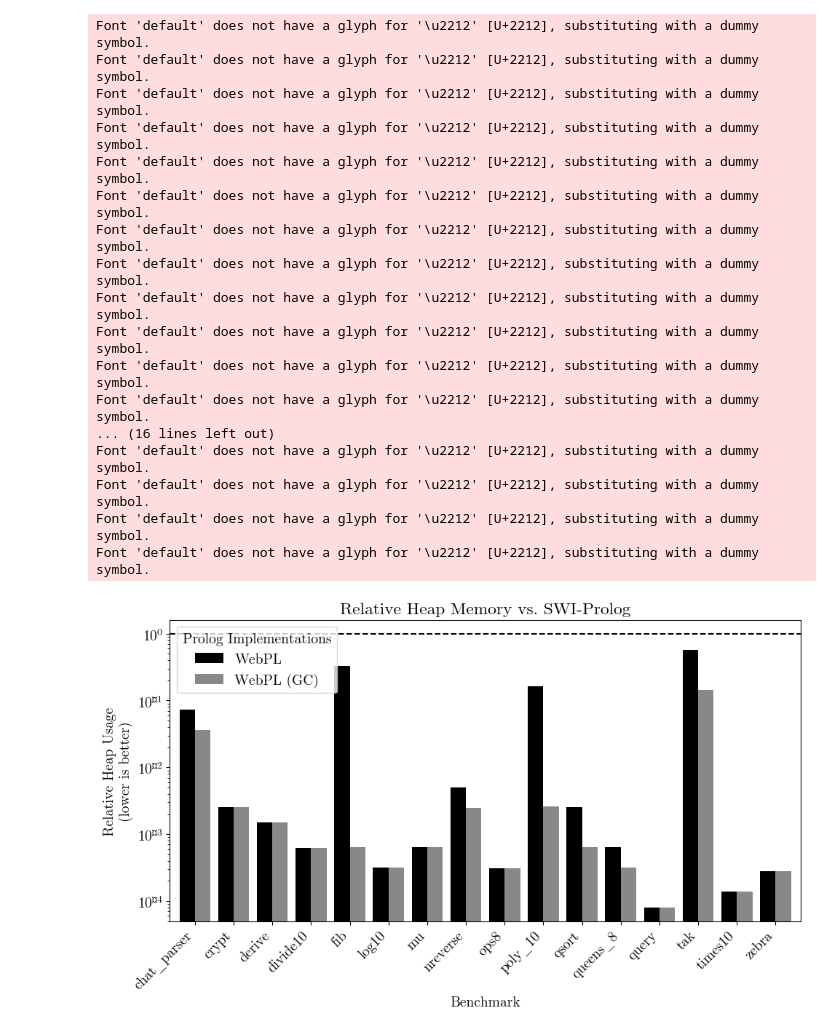
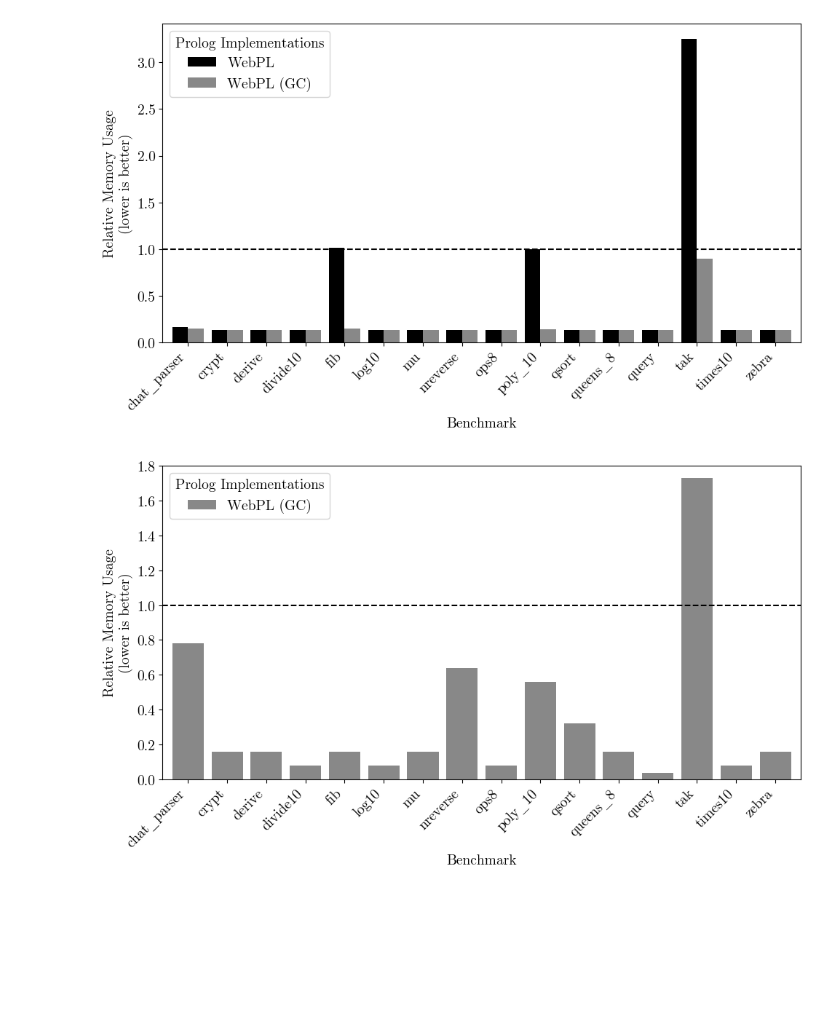
Before and after one commit to w-henderson/WebPL, a Jupyter notebook: docs/dissertation/graphs.ipynb, the cells around one changed output. Saved outputs shown, nothing was run; the diff lists cells and outputs as text; code cells hidden in the pictures; blank space fills up the shorter version.

```diff
--- a/docs/dissertation/graphs.ipynb
+++ b/docs/dissertation/graphs.ipynb
@@ -9,7 +9,7 @@ plt.rcParams["font.size"] = 14
 # Load the CSV file
 csv = open("data/results_250312_1456_chrome.time.csv").read().replace("\\_", "_")
 df = pd.read_csv(StringIO(csv), sep=",")
-df.set_index("benchmark", inplace=True)
+df.set_index("Benchmark", inplace=True)
 
 relative = pd.DataFrame(index=df.index)
 for col in df.columns:
@@ -18,8 +18,8 @@ for col in df.columns:
 
 relativeExnref = pd.DataFrame(index=df.index)
 for col in df.columns:
-    if col not in ["WebPL", "WebPL (GC)"]: continue
-    relativeExnref[col] = df[col] / df["SWI (Experimental)"]
+    if col not in ["WebPL", "WebPL (GC)", "SWI (Experimental)"]: continue
+    relativeExnref[col] = df[col] / df["SWI-Prolog"]
 # %%
 colours = ["#000000", "#888888"]
 relative.plot(kind='bar', figsize=(10, 6), width=0.8, color=colours)
@@ -49,8 +47,7 @@ plt.savefig("relative_performance_exnref.pdf")
 # %%
 # Load the CSV file
-csv = open("data/results_250312_1456_chrome.memory.csv").read().replace("\\_", "_")
-dfMem = pd.read_csv(StringIO(csv), sep=",")
-dfMem.set_index("benchmark", inplace=True)
+dfMem = pd.read_csv("../../bench/memory/results.csv")
+dfMem.set_index("Benchmark", inplace=True)
 
 relativeMem = pd.DataFrame(index=dfMem.index)
 for col in dfMem.columns:
@@ -58,31 +55,13 @@ for col in dfMem.columns:
     relativeMem[col] = dfMem[col] / dfMem["SWI-Prolog"]
 # %%
 colours = ["#000000", "#888888"]
-relativeMem.plot(kind='bar', figsize=(10, 6), width=0.8, color=colours, logy=True)
+relativeMem.plot(kind='bar', figsize=(10, 6), width=0.8, color=colours)
 plt.axhline(y=1, color='black', linestyle='--')
-plt.title('Relative Heap Memory vs. SWI-Prolog')
 plt.xlabel('Benchmark')
-plt.ylabel('Relative Heap Usage\n(lower is better)')
+plt.ylabel('Relative Memory Usage\n(lower is better)')
 plt.xticks(rotation=45, ha='right')
 plt.tight_layout()
 plt.legend(title='Prolog Implementations')
-plt.savefig("relative_heap_memory.pdf")
+plt.savefig("relative_memory.pdf")
 # %% [output]
-Font 'default' does not have a glyph for '\u2212' [U+2212], substituting with a dummy symbol.
-Font 'default' does not have a glyph for '\u2212' [U+2212], substituting with a dummy symbol.
-Font 'default' does not have a glyph for '\u2212' [U+2212], substituting with a dummy symbol.
-Font 'default' does not have a glyph for '\u2212' [U+2212], substituting with a dummy symbol.
-Font 'default' does not have a glyph for '\u2212' [U+2212], substituting with a dummy symbol.
-Font 'default' does not have a glyph for '\u2212' [U+2212], substituting with a dummy symbol.
-Font 'default' does not have a glyph for '\u2212' [U+2212], substituting with a dummy symbol.
-Font 'default' does not have a glyph for '\u2212' [U+2212], substituting with a dummy symbol.
-Font 'default' does not have a glyph for '\u2212' [U+2212], substituting with a dummy symbol.
-Font 'default' does not have a glyph for '\u2212' [U+2212], substituting with a dummy symbol.
-Font 'default' does not have a glyph for '\u2212' [U+2212], substituting with a dummy symbol.
-Font 'default' does not have a glyph for '\u2212' [U+2212], substituting with a dummy symbol.
-... (16 lines left out)
-Font 'default' does not have a glyph for '\u2212' [U+2212], substituting with a dummy symbol.
-Font 'default' does not have a glyph for '\u2212' [U+2212], substituting with a dummy symbol.
-Font 'default' does not have a glyph for '\u2212' [U+2212], substituting with a dummy symbol.
-Font 'default' does not have a glyph for '\u2212' [U+2212], substituting with a dummy symbol.
-[figure, old version]
+[figure, new version]
@@ -88,0 +78,12 @@ Font 'default' does not have a glyph for '\u2212' [U+2212], substituting with a
+# %%
+colours = ["#888888"]
+relative.plot(kind='bar', figsize=(10, 6), width=0.8, color=colours, ylim=(0, 1.8))
+plt.axhline(y=1, color='black', linestyle='--')
+plt.xlabel('Benchmark')
+plt.ylabel('Relative Memory Usage\n(lower is better)')
+plt.xticks(rotation=45, ha='right')
+plt.tight_layout()
+plt.legend(title='Prolog Implementations')
+plt.savefig("relative_memory_builtin.pdf")
+# %% [output]
+[figure, added]
```
Also changed, not shown: parts of 7 cells of this notebook, 32 other files.
